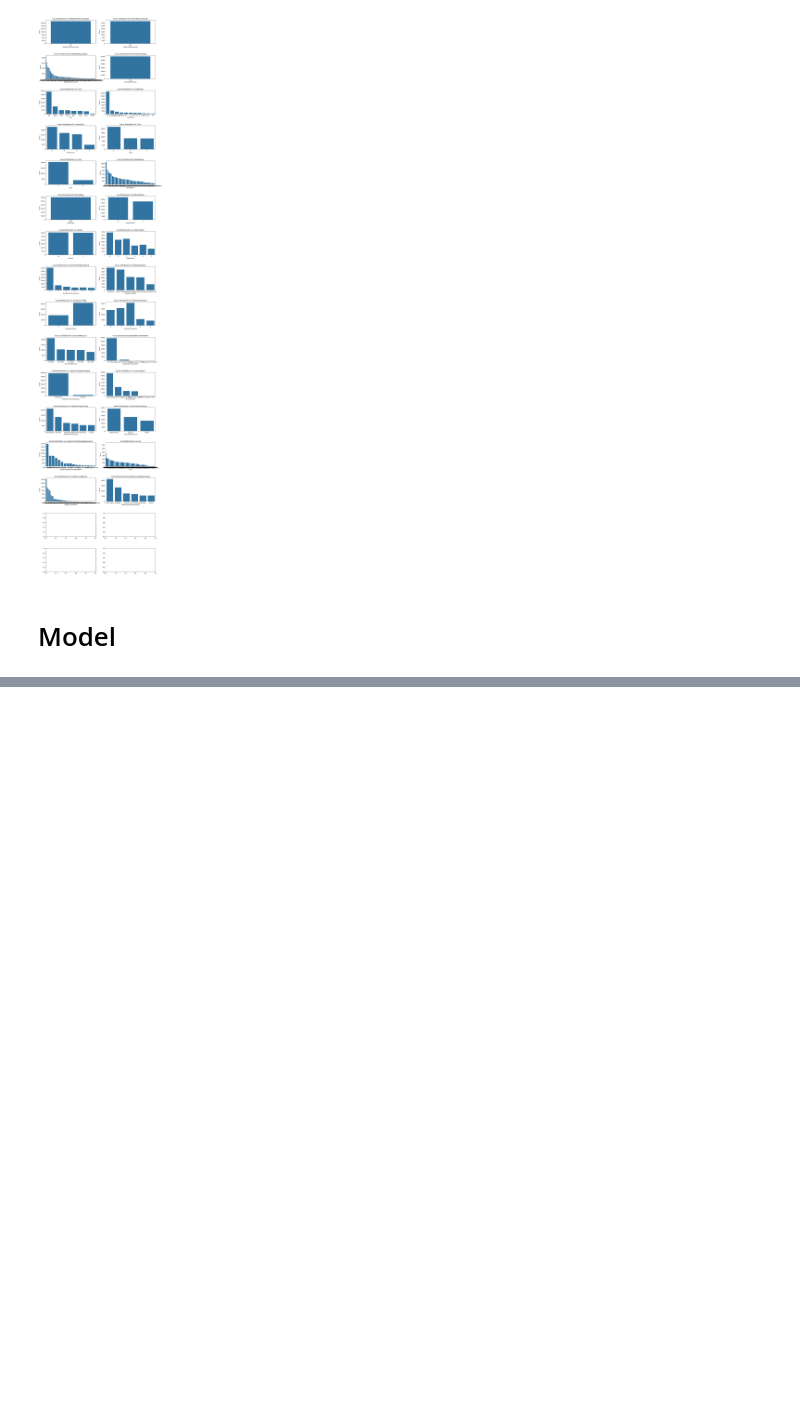
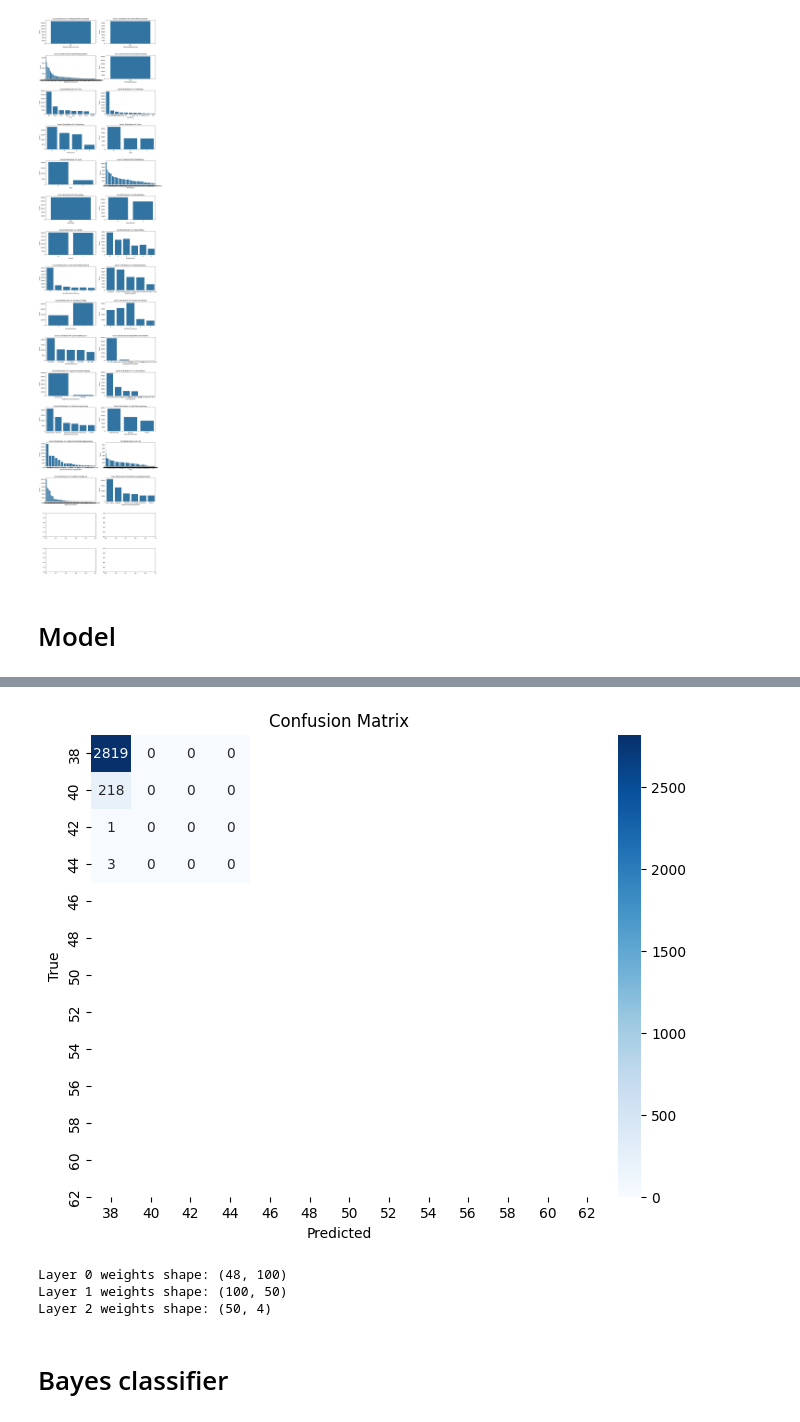
Before and after one commit to robertnesterodhiambo/MachineLEarning-School, a Jupyter notebook: dimanalysis3.ipynb, the cells around one changed output, grey strips where cells are left out. Saved outputs shown, nothing was run; the diff lists cells and outputs as text; code cells hidden in the pictures; blank space fills up the shorter version.

Commit message:
models

```diff
--- a/dimanalysis3.ipynb
+++ b/dimanalysis3.ipynb
@@ -552,0 +660,36 @@ transformed_data.columns
+# %%
+import matplotlib.pyplot as plt
+import seaborn as sns
+from sklearn.metrics import confusion_matrix
+
+# Create a confusion matrix
+conf_matrix = confusion_matrix(y_test, predictions)
+
+# Plot the confusion matrix using seaborn
+plt.figure(figsize=(8, 6))
+sns.heatmap(conf_matrix, annot=True, fmt='d', cmap='Blues', xticklabels=label_encoder.classes_, yticklabels=label_encoder.classes_)
+plt.xlabel('Predicted')
+plt.ylabel('True')
+plt.title('Confusion Matrix')
+plt.show()
+# %% [output]
+[figure, added]
+# %%
+from sklearn.neural_network import MLPClassifier
+
+# Create and fit the neural network model
+model = MLPClassifier(hidden_layer_sizes=(100, 50), max_iter=1000)
+model.fit(X_train, y_train)
+
+# Access the coefficients (weights)
+coefficients = model.coefs_
+
+# Print the coefficients for each layer
+for i, coef in enumerate(coefficients):
+    print(f"Layer {i} weights shape: {coef.shape}")
+# %% [output]
+Layer 0 weights shape: (48, 100)
+Layer 1 weights shape: (100, 50)
+Layer 2 weights shape: (50, 4)
+# %% [markdown]
+# Bayes classifier
```
Also changed, not shown: parts of 8 cells of this notebook, 1 other file.
